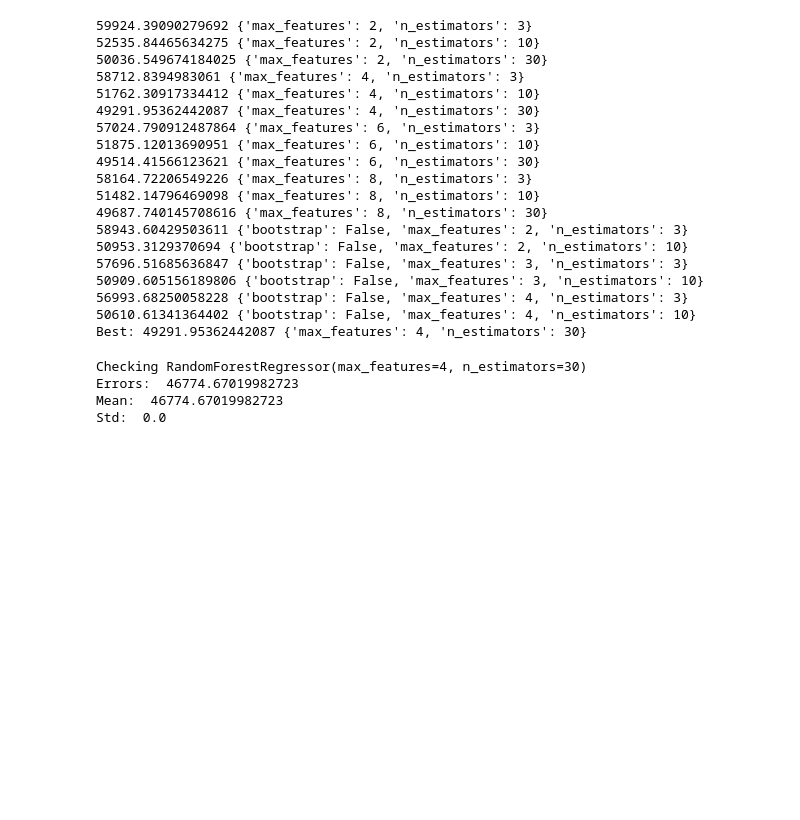
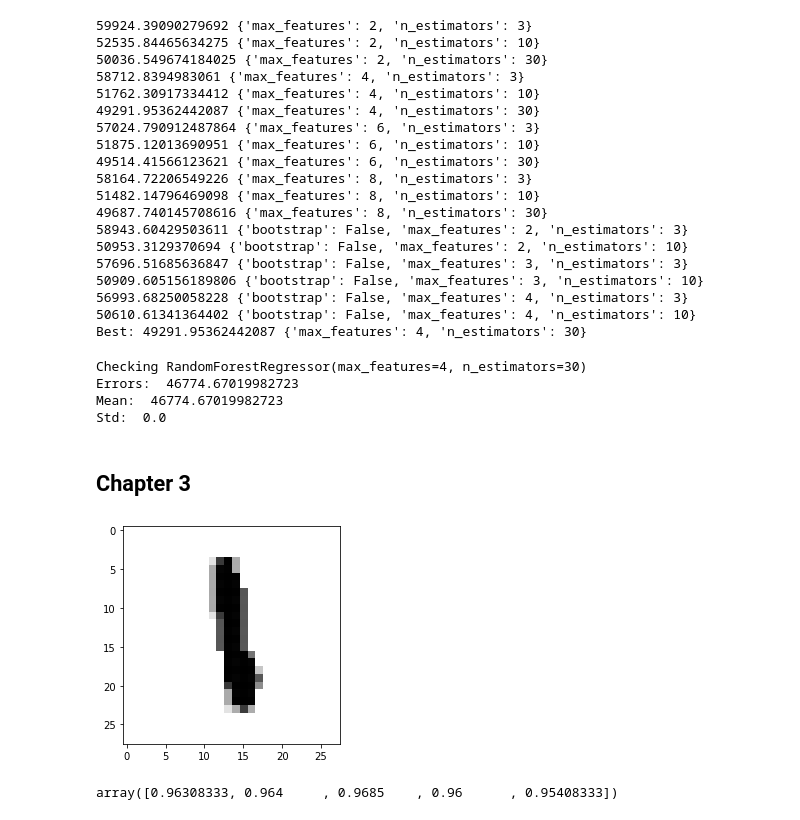
Before and after one commit to JustBeYou/MachineLearningStanford, a Jupyter notebook: hands_on/Hands-On Machine Learning.ipynb, the cells around one changed output. Cells and saved outputs as stored; diff of their text form; code cells hidden in the pictures; blank space fills up the shorter version.

```diff
--- a/hands_on/Hands-On Machine Learning.ipynb
+++ b/hands_on/Hands-On Machine Learning.ipynb
@@ -379,3 +379,18 @@ Checking RandomForestRegressor(max_features=4, n_estimators=30)
 Errors:  46774.67019982723
 Mean:  46774.67019982723
 Std:  0.0
+# %% [markdown]
+## Chapter 3
+# %%
+from sklearn.datasets import fetch_openml
+X, y = fetch_openml('mnist_784', version=1, return_X_y=True, as_frame=False)
+# %%
+%matplotlib inline
+import matplotlib
+import matplotlib.pyplot as plt
+
+digit = X[200].reshape(28, 28)
+plt.imshow(digit, cmap = matplotlib.cm.binary, interpolation="nearest")
+plt.show()
+# %% [output]
+[figure, added]
@@ -381,0 +404,14 @@ Std:  0.0
+# %%
+y_train_5, y_test_5 = (y_train == '5'), (y_test == '5')
+
+from sklearn.linear_model import SGDClassifier
+from sklearn.model_selection import cross_val_score
+
+sgd_model = SGDClassifier(random_state=42)
+sgd_model.fit(X_train, y_train_5)
+
+cross_val_score(sgd_model, X_train, y_train_5, cv=3, scoring="accuracy")
+# Accurracy is misleading when working with classifiers :P
+# Only 10% of digits are 5, so 95% accuracy is not accurate :P
+# %% [output]
+array([0.96308333, 0.964     , 0.9685    , 0.96      , 0.95408333])
```
Also changed, not shown: parts of 11 cells of this notebook.
